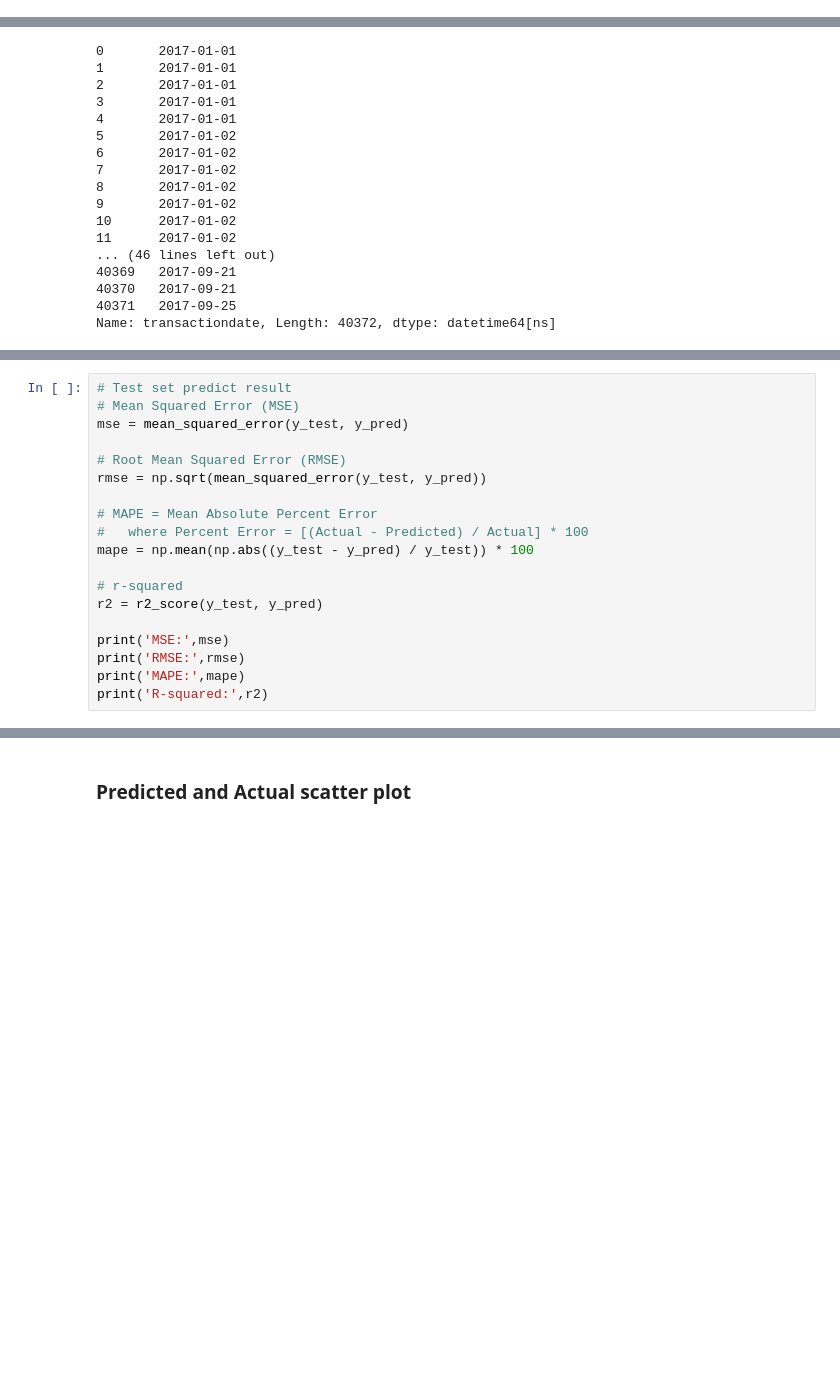
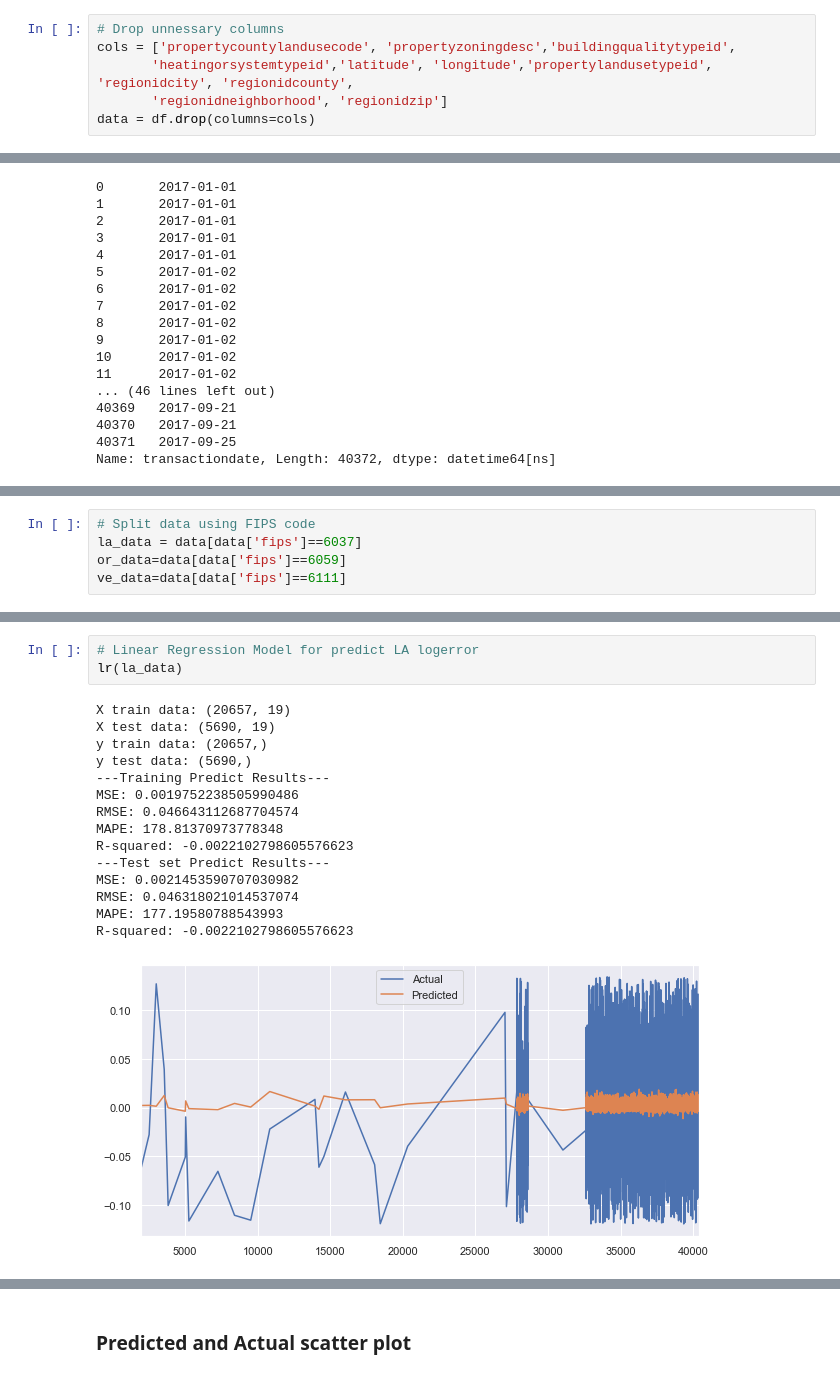
Before and after one commit to khanhly4682/Springboard_MachineLearning, a Jupyter notebook: Zillow_price/zillow_house_predict-checkpoint.ipynb, the cells around one changed output, grey strips where cells are left out. Drawn from its saved outputs; the diff is of its cells as text; blank space fills up the shorter version.

```diff
--- a/Zillow_price/zillow_house_predict-checkpoint.ipynb
+++ b/Zillow_price/zillow_house_predict-checkpoint.ipynb
@@ -138,0 +137,6 @@ data = df.drop(columns=['propertycountylandusecode', 'propertyzoningdesc'])
+# %%
+# Drop unnessary columns
+cols = ['propertycountylandusecode', 'propertyzoningdesc','buildingqualitytypeid',
+       'heatingorsystemtypeid','latitude', 'longitude','propertylandusetypeid', 'regionidcity', 'regionidcounty',
+       'regionidneighborhood', 'regionidzip']
+data = df.drop(columns=cols)
@@ -246,19 +171,0 @@ Compute RMSE, MAPE and R^2 for the test set.
-# %%
-# Test set predict result
-# Mean Squared Error (MSE)
-mse = mean_squared_error(y_test, y_pred)
-
-# Root Mean Squared Error (RMSE)
-rmse = np.sqrt(mean_squared_error(y_test, y_pred))
-
-# MAPE = Mean Absolute Percent Error
-#   where Percent Error = [(Actual - Predicted) / Actual] * 100
-mape = np.mean(np.abs((y_test - y_pred) / y_test)) * 100
-
-# r-squared
-r2 = r2_score(y_test, y_pred)
-
-print('MSE:',mse)
-print('RMSE:',rmse)
-print('MAPE:',mape)
-print('R-squared:',r2)
@@ -300,0 +174,5 @@ plt.show()
+# %%
+# Split data using FIPS code
+la_data = data[data['fips']==6037]
+or_data=data[data['fips']==6059]
+ve_data=data[data['fips']==6111]
@@ -300,0 +259,19 @@ plt.show()
+# %%
+# Linear Regression Model for predict LA logerror
+lr(la_data)
+# %% [output]
+X train data: (20657, 19)
+X test data: (5690, 19)
+y train data: (20657,)
+y test data: (5690,)
+---Training Predict Results---
+MSE: 0.0019752238505990486
+RMSE: 0.046643112687704574
+MAPE: 178.81370973778348
+R-squared: -0.0022102798605576623
+---Test set Predict Results---
+MSE: 0.0021453590707030982
+RMSE: 0.046318021014537074
+MAPE: 177.19580788543993
+R-squared: -0.0022102798605576623
+[figure, added]
```
Also changed, not shown: parts of 42 cells of this notebook.
